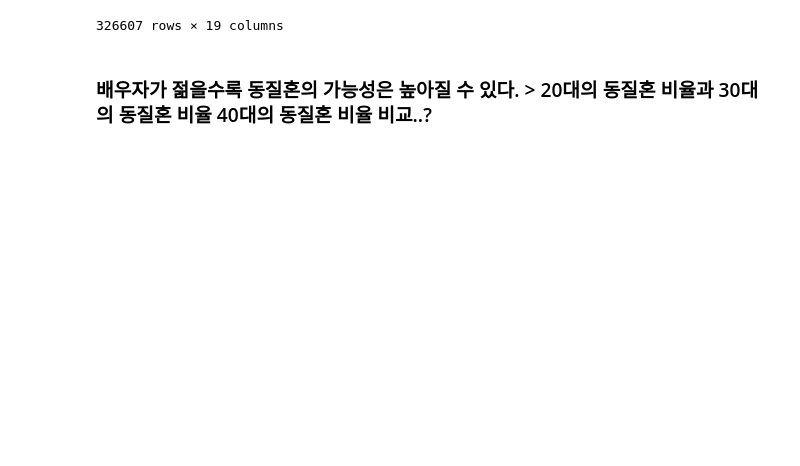
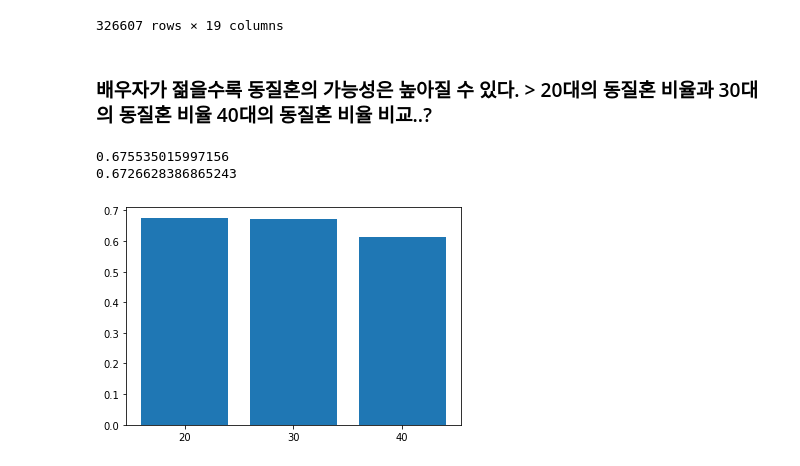
Before and after one commit to ohMinyoung22/science_project, a Jupyter notebook: eda/hypogamy_eda.ipynb, the cells around one changed output. Saved outputs shown, nothing was run; the diff lists cells and outputs as text; code cells hidden in the pictures; blank space fills up the shorter version.

```diff
--- a/eda/hypogamy_eda.ipynb
+++ b/eda/hypogamy_eda.ipynb
@@ -161,0 +160,29 @@ df[2010]
+# %%
+# 20대 30대 40대 50대 -> 나이대 별로 학력 수준이 같은 정도 비율 비교
+
+year = 2020
+# 1. 아내 초혼 기준
+first_marriage = df[year]['아내결혼코드'] == 1
+gen_20 = df[year][(df[year]['아내연령'].between(20, 30)) & first_marriage]
+gen_30 = df[year][(df[year]['아내연령'].between(30, 40)) & first_marriage]
+gen_40 = df[year][(df[year]['아내연령'].between(40, 50)) & first_marriage]
+gen_50 = df[year][(df[year]['아내연령'].between(50, 60)) & first_marriage]
+
+
+# 교육수준 같은 20대 / 전체 20대
+
+gen_20_same_ratio = len(gen_20[gen_20['아내교육코드'] == gen_20['남편교육코드']]) / len(gen_20)
+gen_30_same_ratio = len(gen_30[gen_30['아내교육코드'] == gen_30['남편교육코드']]) / len(gen_30)
+gen_40_same_ratio = len(gen_40[gen_40['아내교육코드'] == gen_40['남편교육코드']]) / len(gen_40)
+
+plt.bar(x=['20', '30', '40'], height=[gen_20_same_ratio, gen_30_same_ratio, gen_40_same_ratio])
+
+print(gen_20_same_ratio)
+print(gen_30_same_ratio)
+
+# 각 세대 중 동질 혼 건수 / 각 세대 전체 건수
+# -> 20대 > 30대 > 40대 ; 20대와 30대는 비율이 0.003정도 차이남
+# %% [output]
+0.675535015997156
+0.6726628386865243
+[figure, added]
```
Also changed, not shown: parts of 2 cells of this notebook.
